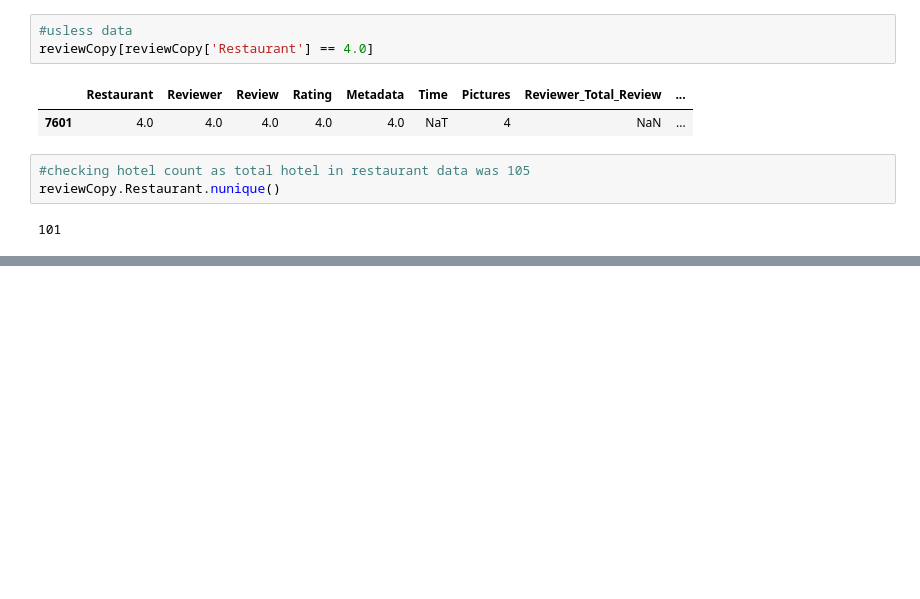
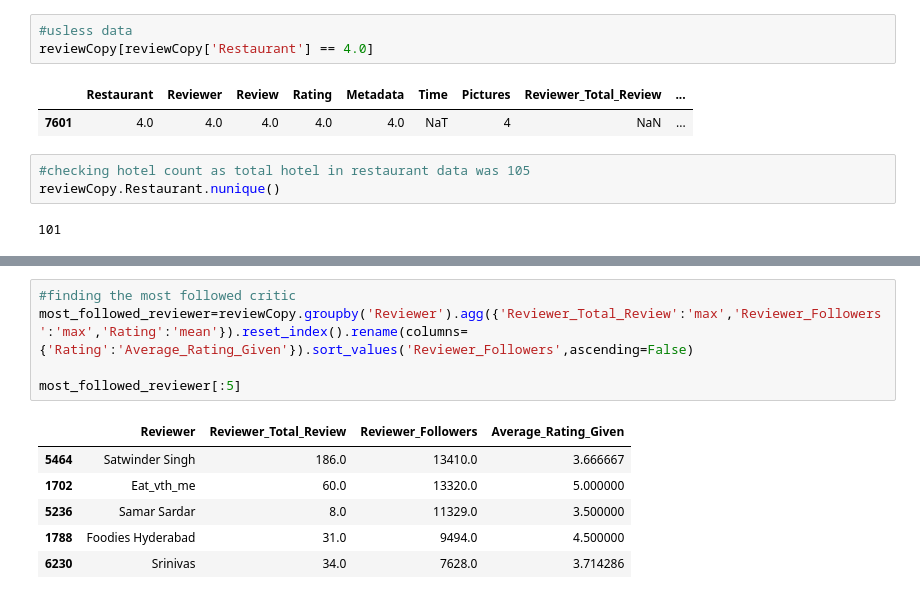
Before and after one commit to Siddharth3271/Advanced-Zomato-Restaurant-Clustering-and-Sentiment-Analysis, a Jupyter notebook: notebook.ipynb, the cells around one changed output, grey strips where cells are left out. Saved outputs shown, nothing was run; the diff lists cells and outputs as text; blank space fills up the shorter version.

```diff
--- a/notebook.ipynb
+++ b/notebook.ipynb
@@ -575,0 +599,12 @@ reviewCopy.Restaurant.nunique()
+# %%
+#finding the most followed critic
+most_followed_reviewer=reviewCopy.groupby('Reviewer').agg({'Reviewer_Total_Review':'max','Reviewer_Followers':'max','Rating':'mean'}).reset_index().rename(columns={'Rating':'Average_Rating_Given'}).sort_values('Reviewer_Followers',ascending=False)
+
+most_followed_reviewer[:5]
+# %% [output]
+|  | Reviewer | Reviewer_Total_Review | Reviewer_Followers | Average_Rating_Given |
+| 5464 | Satwinder Singh | 186.0 | 13410.0 | 3.666667 |
+| 1702 | Eat_vth_me | 60.0 | 13320.0 | 5.000000 |
+| 5236 | Samar Sardar | 8.0 | 11329.0 | 3.500000 |
+| 1788 | Foodies Hyderabad | 31.0 | 9494.0 | 4.500000 |
+| 6230 | Srinivas | 34.0 | 7628.0 | 3.714286 |
```
Also changed, not shown: parts of 14 cells of this notebook.
